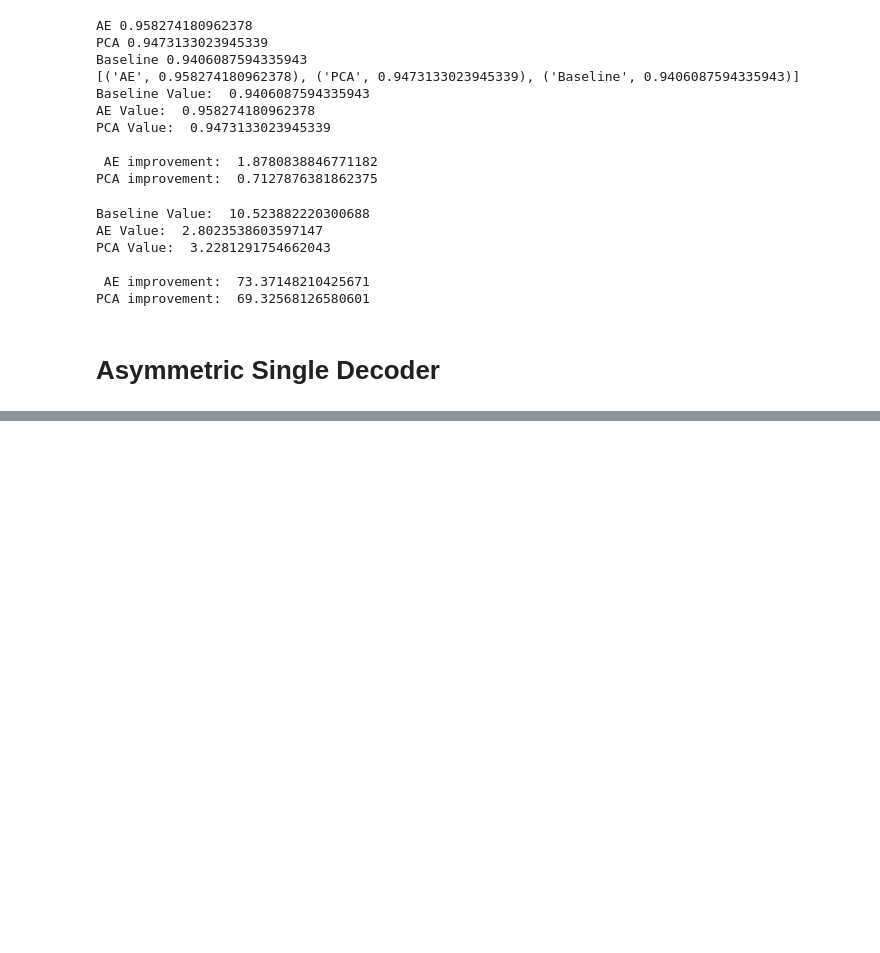
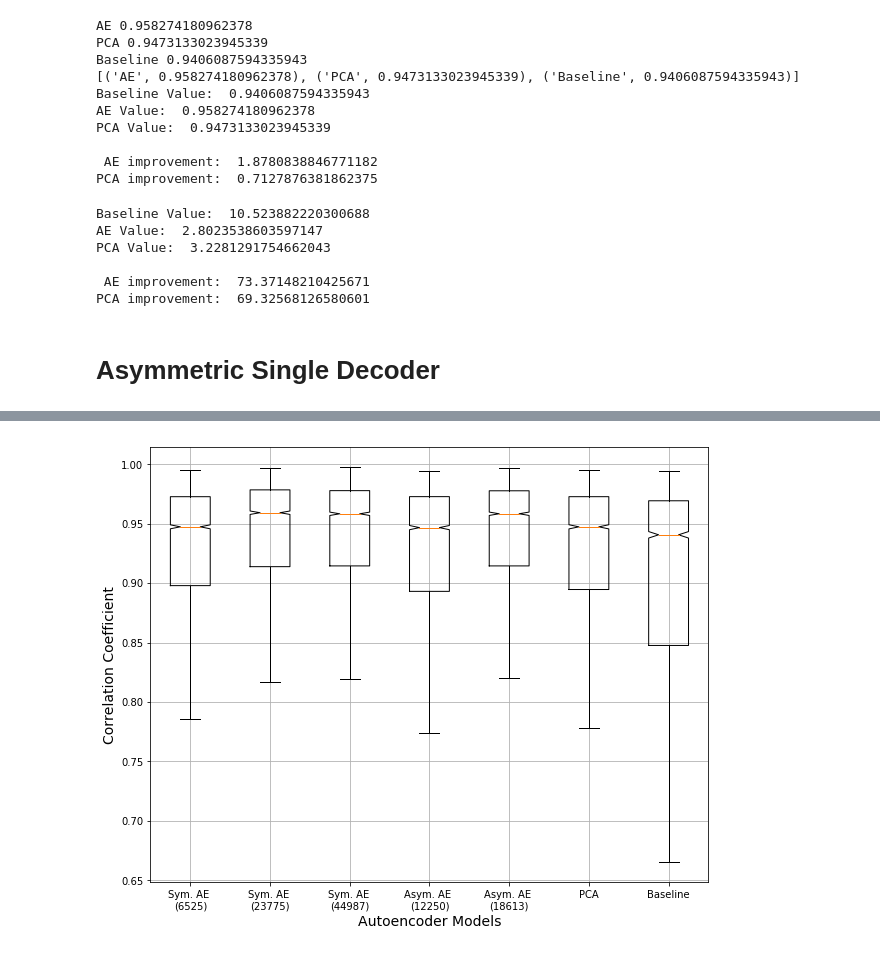
Before and after one commit to psambit9791/SpikeSort, a Jupyter notebook: Best AE Models.ipynb, the cells around one changed output, grey strips where cells are left out. Cells and saved outputs as stored; diff of their text form; code cells hidden in the pictures; blank space fills up the shorter version.

```diff
--- a/Best AE Models.ipynb
+++ b/Best AE Models.ipynb
@@ -859,0 +927,7 @@ AE 3.2457608474152595
+# %%
+dict_of_cor = {"Sym. AE \n(6525)": ae_1_cor, "Sym. AE \n(23775)": ae_2_cor, "Sym. AE \n(44987)": ae_3_cor,
+               "Asym. AE \n(12250)": ae_4_cor, "Asym. AE \n(18613)": ae_5_cor, "PCA": pca_corrs, "Baseline": base_corrs}
+# %%
+gen_boxplots(dict_of_cor, filename="correlation_box.png", figsize=(10, 8), ylabel="Correlation Coefficient")
+# %% [output]
+[figure, added]
```
Also changed, not shown: parts of 39 cells of this notebook, 33 other files.
